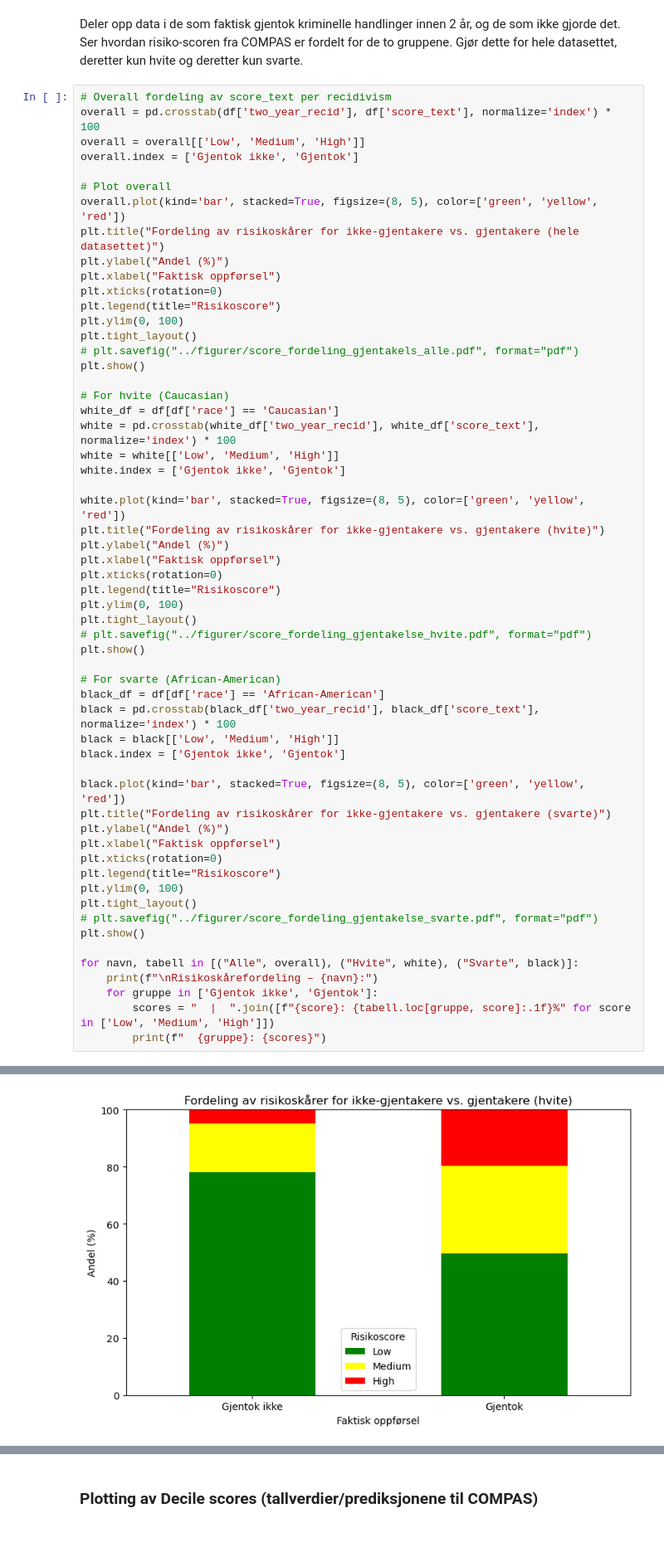
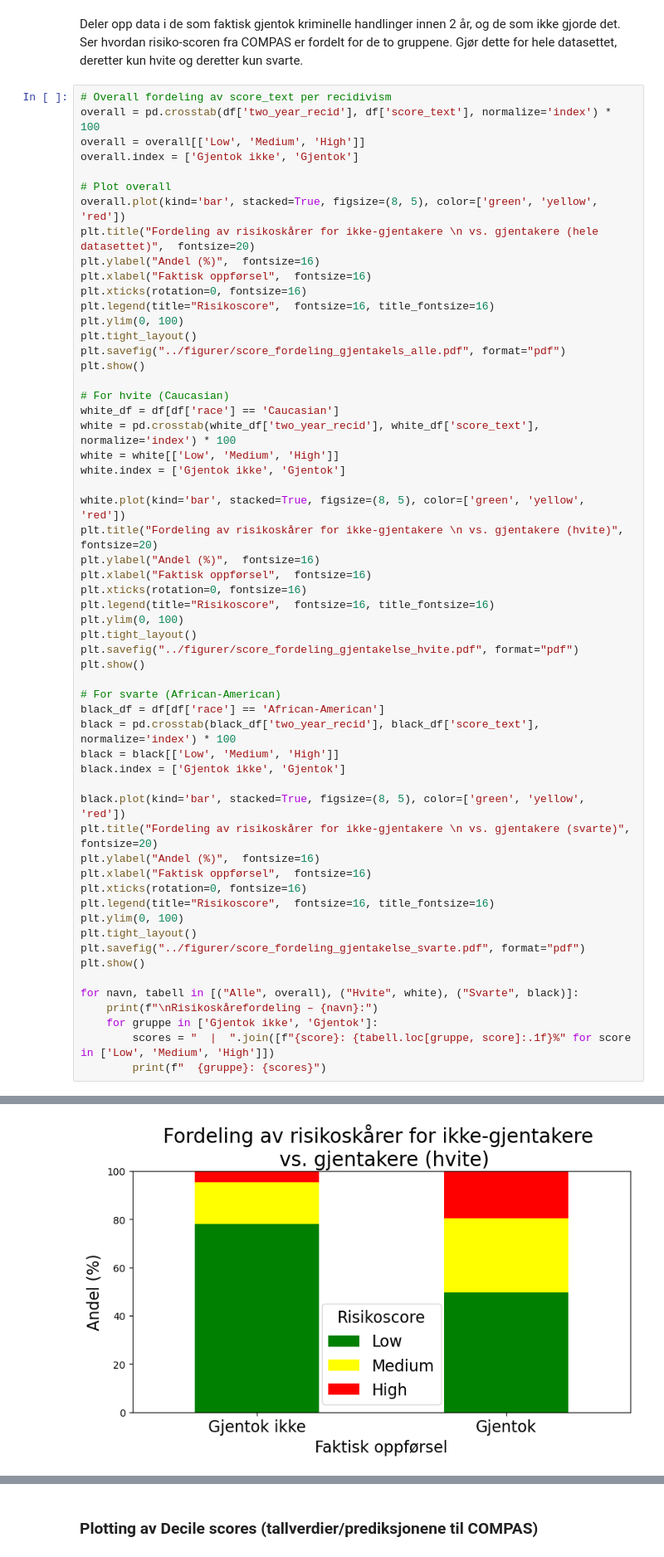
Before and after one commit to aadnerol/HON2200, a Jupyter notebook: prosjekt_COMPAS/notebooks/dataanalyse.ipynb, the cells around one changed output, grey strips where cells are left out. Shown at 83% size. Drawn from its saved outputs; the diff is of its cells as text.

```diff
--- a/prosjekt_COMPAS/notebooks/dataanalyse.ipynb
+++ b/prosjekt_COMPAS/notebooks/dataanalyse.ipynb
@@ -235,14 +239,14 @@ overall.index = ['Gjentok ikke', 'Gjentok']
 
 # Plot overall
 overall.plot(kind='bar', stacked=True, figsize=(8, 5), color=['green', 'yellow', 'red'])
-plt.title("Fordeling av risikoskårer for ikke-gjentakere vs. gjentakere (hele datasettet)")
-plt.ylabel("Andel (%)")
-plt.xlabel("Faktisk oppførsel")
-plt.xticks(rotation=0)
-plt.legend(title="Risikoscore")
+plt.title("Fordeling av risikoskårer for ikke-gjentakere \n vs. gjentakere (hele datasettet)",  fontsize=20)
+plt.ylabel("Andel (%)",  fontsize=16)
+plt.xlabel("Faktisk oppførsel",  fontsize=16)
+plt.xticks(rotation=0, fontsize=16)
+plt.legend(title="Risikoscore",  fontsize=16, title_fontsize=16)
 plt.ylim(0, 100)
 plt.tight_layout()
-# plt.savefig("../figurer/score_fordeling_gjentakels_alle.pdf", format="pdf")
+plt.savefig("../figurer/score_fordeling_gjentakels_alle.pdf", format="pdf")
 plt.show()
 
 # For hvite (Caucasian)
@@ -252,14 +256,14 @@ white = white[['Low', 'Medium', 'High']]
 white.index = ['Gjentok ikke', 'Gjentok']
 
 white.plot(kind='bar', stacked=True, figsize=(8, 5), color=['green', 'yellow', 'red'])
-plt.title("Fordeling av risikoskårer for ikke-gjentakere vs. gjentakere (hvite)")
-plt.ylabel("Andel (%)")
-plt.xlabel("Faktisk oppførsel")
-plt.xticks(rotation=0)
-plt.legend(title="Risikoscore")
+plt.title("Fordeling av risikoskårer for ikke-gjentakere \n vs. gjentakere (hvite)",  fontsize=20)
+plt.ylabel("Andel (%)",  fontsize=16)
+plt.xlabel("Faktisk oppførsel",  fontsize=16)
+plt.xticks(rotation=0, fontsize=16)
+plt.legend(title="Risikoscore",  fontsize=16, title_fontsize=16)
 plt.ylim(0, 100)
 plt.tight_layout()
-# plt.savefig("../figurer/score_fordeling_gjentakelse_hvite.pdf", format="pdf")
+plt.savefig("../figurer/score_fordeling_gjentakelse_hvite.pdf", format="pdf")
 plt.show()
 
 # For svarte (African-American)
@@ -269,14 +273,14 @@ black = black[['Low', 'Medium', 'High']]
 black.index = ['Gjentok ikke', 'Gjentok']
 
 black.plot(kind='bar', stacked=True, figsize=(8, 5), color=['green', 'yellow', 'red'])
-plt.title("Fordeling av risikoskårer for ikke-gjentakere vs. gjentakere (svarte)")
-plt.ylabel("Andel (%)")
-plt.xlabel("Faktisk oppførsel")
-plt.xticks(rotation=0)
-plt.legend(title="Risikoscore")
+plt.title("Fordeling av risikoskårer for ikke-gjentakere \n vs. gjentakere (svarte)",  fontsize=20)
+plt.ylabel("Andel (%)",  fontsize=16)
+plt.xlabel("Faktisk oppførsel",  fontsize=16)
+plt.xticks(rotation=0, fontsize=16)
+plt.legend(title="Risikoscore",  fontsize=16, title_fontsize=16)
 plt.ylim(0, 100)
 plt.tight_layout()
-# plt.savefig("../figurer/score_fordeling_gjentakelse_svarte.pdf", format="pdf")
+plt.savefig("../figurer/score_fordeling_gjentakelse_svarte.pdf", format="pdf")
 plt.show()
 
 for navn, tabell in [("Alle", overall), ("Hvite", white), ("Svarte", black)]:
@@ -289 +293 @@ for navn, tabell in [("Alle", overall), ("Hvite", white), ("Svarte", black)]:
-[figure, old version]
+[figure, new version]
```
Also changed, not shown: parts of 9 cells of this notebook, 14 other files.
